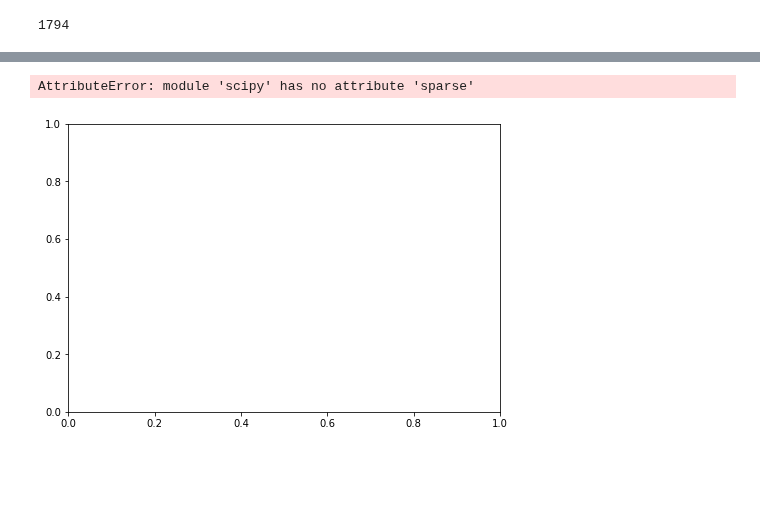
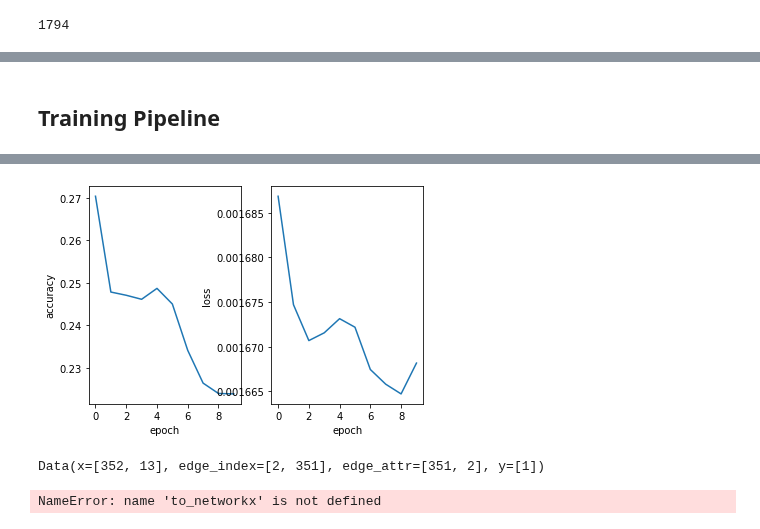
Before and after one commit to s-n-naik/airway_exploration, a Jupyter notebook: graph_test.ipynb, the cells around one changed output, grey strips where cells are left out. Cells and saved outputs as stored; diff of their text form; code cells hidden in the pictures; blank space fills up the shorter version.

```diff
--- a/graph_test.ipynb
+++ b/graph_test.ipynb
@@ -949,0 +692,2 @@ Getting results on test set
+# %% [markdown]
+## Training Pipeline
@@ -949,0 +856,54 @@ Getting results on test set
+# %%
+run_id = 1
+os.makedirs(f'/home/sneha/airway_exploration/run_{run_id}/')
+verbose= True
+device = set_device_and_seed()
+print("Device", device)
+
+batch_size = 128
+num_epochs = 2000
+count_epochs = 0
+test_every = 10
+
+
+class_prop = my_data_train.class_proportions
+class_weight_tensor = torch.tensor([1/class_prop[0], 1.5*1/class_prop[1]], dtype=float) # massivelyupweight loss on minority class x3
+mag = class_weight_tensor.sum()
+class_weight_tensor = class_weight_tensor/mag
+print(class_weight_tensor)
+train_loader = DataLoader(my_data_train, batch_size=batch_size, shuffle=True)
+test_loader =  DataLoader(my_data_test, batch_size=batch_size, shuffle=False)
+
+
+
+model = GAT(agg='none',dropout=0.2, hidden_dim1=64, hidden_dim2=32).to(device)
+optimizer = torch.optim.Adam(model.parameters(), lr=0.001, weight_decay=5e-4)
+model.train()
+
+train_accuracy = []
+train_loss = []
+while count_epochs <= (num_epochs-test_every):
+    print(f"Training epochs: {count_epochs} to {count_epochs+test_every} ")
+    plotting_dict_train = train_model(model, optimizer ,train_loader, device,num_epochs=test_every, count_epochs=count_epochs, verbose=verbose, class_weight =class_weight_tensor)
+    count_epochs += test_every
+    train_accuracy.extend(plotting_dict_train['accuracy'])
+    train_loss.extend(plotting_dict_train['loss'])
+
+    print("Visualise training progress")
+    f, (ax1, ax2) = plt.subplots(1,2)
+    ax1.plot(np.arange(0,len(train_accuracy)), train_accuracy, label='train_accuracy')
+    ax2.plot(np.arange(0,len(train_loss)), train_loss, label='train_loss')
+    ax1.set_xlabel('epoch')
+    ax2.set_xlabel('epoch')
+    ax1.set_ylabel('accuracy')
+    ax2.set_ylabel('loss')
+    plt.savefig(f'/home/sneha/airway_exploration/run_{run_id}/training_epoch_{count_epochs}')
+    plt.show()
+
+    if model.agg == 'none':
+#         vis_ids are one anomalous and one normal all in train data not test
+        for i in range(0,2):
+            id_test = binary_label_df_train.iloc[np.argmax((binary_label_df_train.binaryLL_1==i))].idno
+            index_test = [index for index, (idno, relabel) in train_loader.dataset.node_map.items() if idno==id_test][0]
+            _vis_graph_example(train_loader,model, index_test, pilot_df_w_labels, visualise_g = False, save_path = f'/home/sneha/airway_exploration/run_{run_id}/training_vis_epoch_{count_epochs}_{i}')
+# %% [output]
@@ -950,10 +927,8 @@ Getting results on test set
+[figure, added]
+Data(x=[352, 13], edge_index=[2, 351], edge_attr=[351, 2], y=[1])
+NameError: name 'to_networkx' is not defined
 # %%
 i, data = next(enumerate(train_loader))
-model(data.to(device))
 from torch_geometric.utils import to_networkx, from_networkx
-from scipy import sparse
-g = to_networkx(data, to_undirected=True)
-nx.draw(g)
+# label_maps =
+# label_maps
-# %% [output]
-AttributeError: module 'scipy' has no attribute 'sparse'
-[figure, removed]
```
Also changed, not shown: parts of 40 cells of this notebook.
